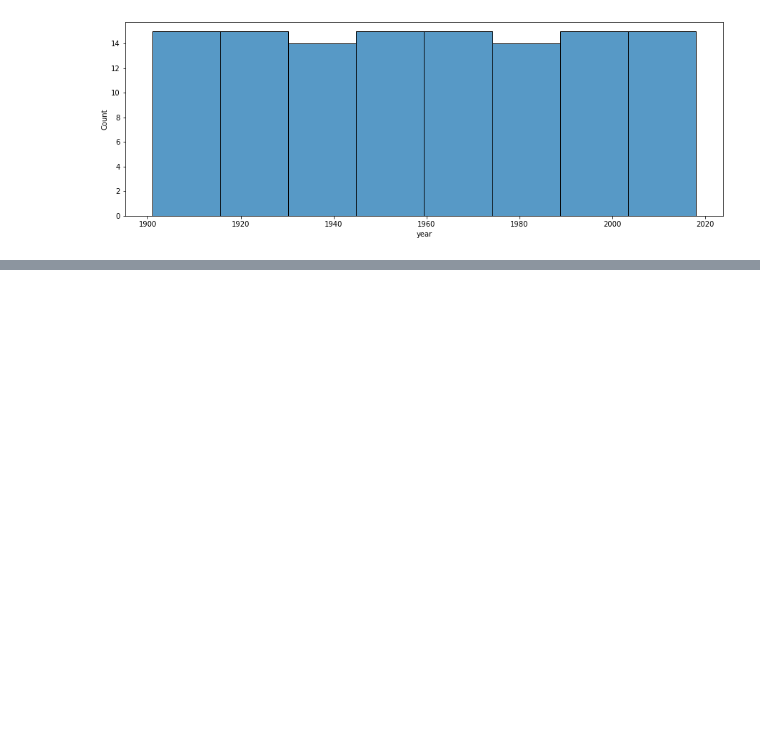
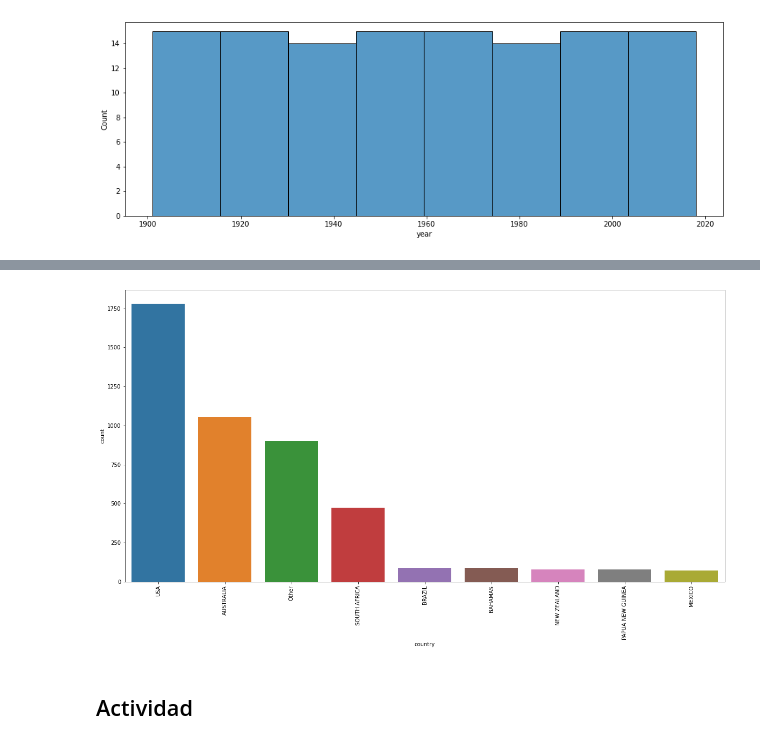
Before and after one commit to luciaahab/jaws_attack, a Jupyter notebook: Shark_attack.ipynb, the cells around one changed output, grey strips where cells are left out. Cells and saved outputs as stored; diff of their text form; code cells hidden in the pictures; blank space fills up the shorter version.

```diff
--- a/Shark_attack.ipynb
+++ b/Shark_attack.ipynb
@@ -403,0 +475,6 @@ plt.show()
+# %%
+histogram('country')
+# %% [output]
+[figure, added]
+# %% [markdown]
+## Actividad
```
Also changed, not shown: parts of 22 cells of this notebook, 1 other file.
